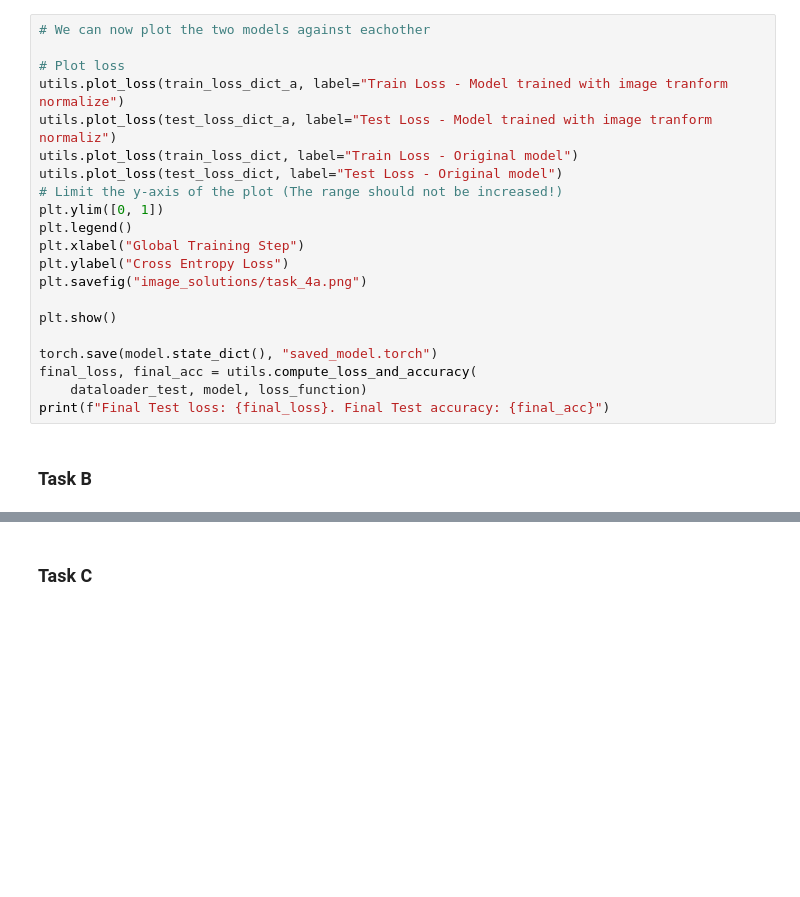
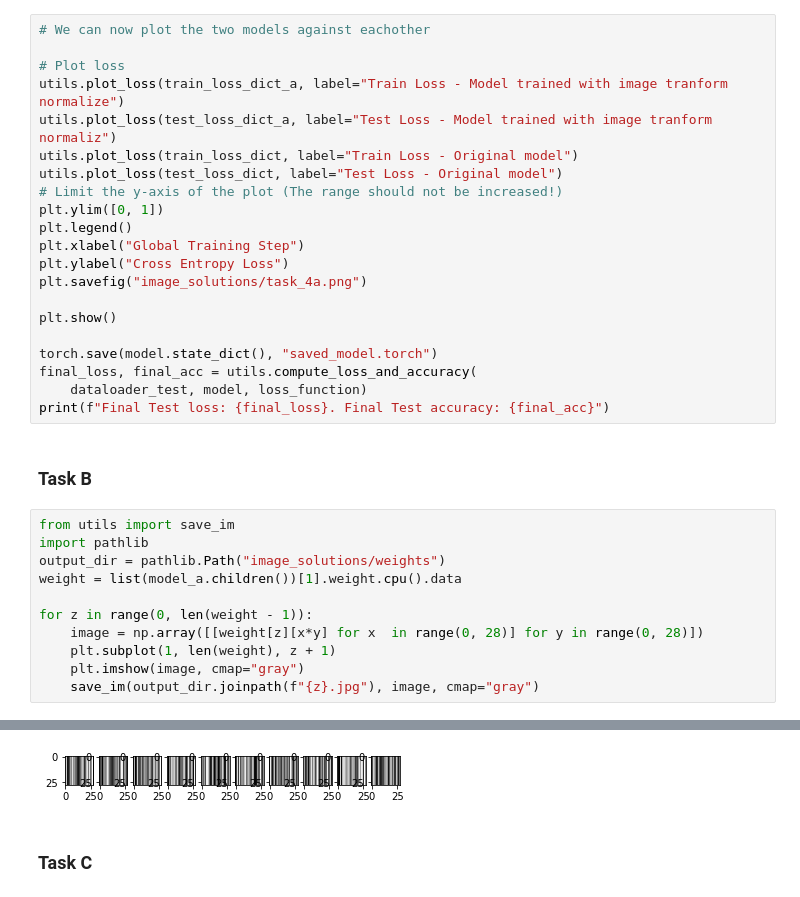
Before and after one commit to tokongs/TDT4195, a Jupyter notebook: TDT4195-StarterCode/assignment1/task4.ipynb, the cells around one changed output, grey strips where cells are left out. Drawn from its saved outputs; the diff is of its cells as text; blank space fills up the shorter version.

```diff
--- a/TDT4195-StarterCode/assignment1/task4.ipynb
+++ b/TDT4195-StarterCode/assignment1/task4.ipynb
@@ -217,3 +204,15 @@ final_loss, final_acc = utils.compute_loss_and_accuracy(
 print(f"Final Test loss: {final_loss}. Final Test accuracy: {final_acc}")
 # %% [markdown]
 ### Task B
+# %%
+from utils import save_im
+import pathlib
+output_dir = pathlib.Path("image_solutions/weights")
+weight = list(model_a.children())[1].weight.cpu().data
+
+for z in range(0, len(weight - 1)):
+    image = np.array([[weight[z][x*y] for x  in range(0, 28)] for y in range(0, 28)])
+    plt.subplot(1, len(weight), z + 1)
+    plt.imshow(image, cmap="gray")
+    save_im(output_dir.joinpath(f"{z}.jpg"), image, cmap="gray")
+# %% [output]
@@ -220,2 +229,3 @@ print(f"Final Test loss: {final_loss}. Final Test accuracy: {final_acc}")
+[figure, added]
 # %% [markdown]
 ### Task C
```
Also changed, not shown: parts of 5 cells of this notebook, 12 other files.
